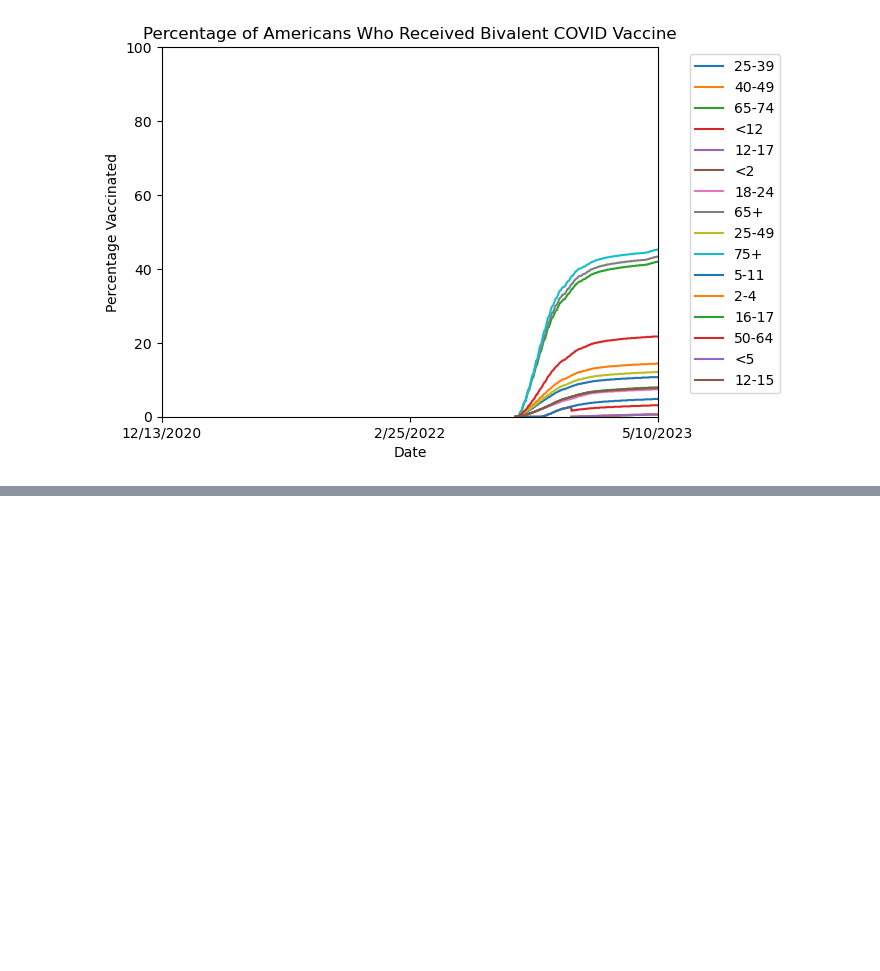
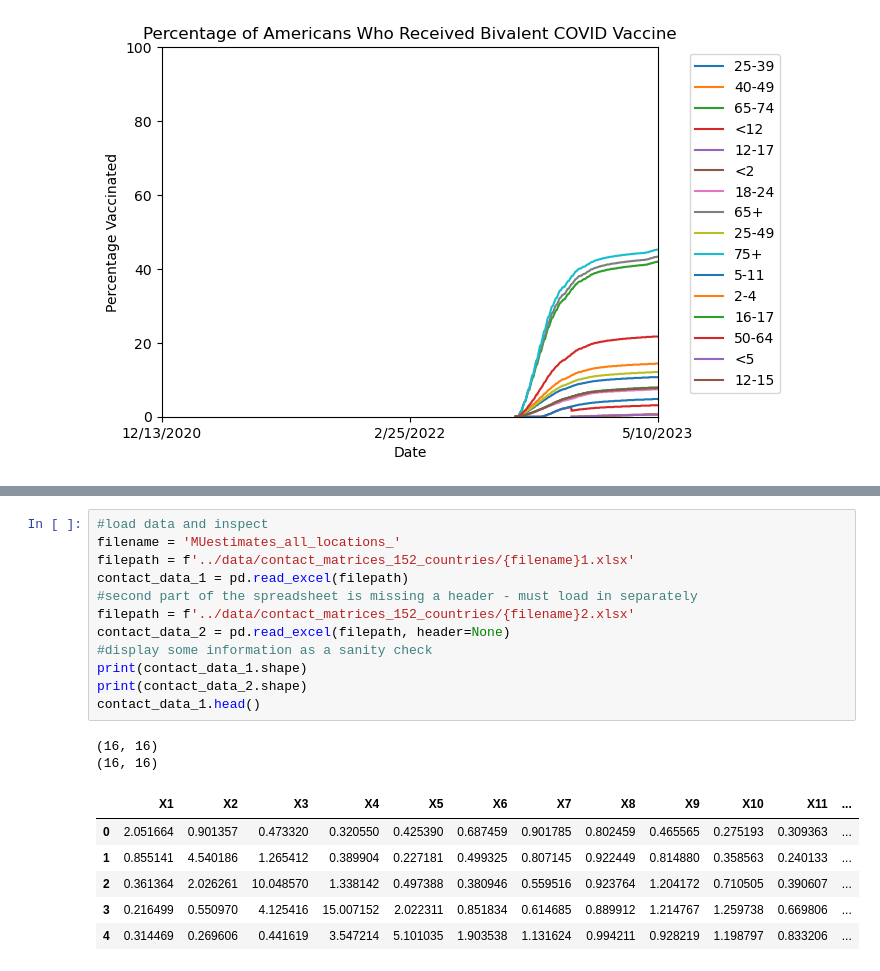
Before and after one commit to mbyers31/CMMID-project, a Jupyter notebook: code/load_data.ipynb, the cells around one changed output, grey strips where cells are left out. Drawn from its saved outputs; the diff is of its cells as text; blank space fills up the shorter version.

```diff
--- a/code/load_data.ipynb
+++ b/code/load_data.ipynb
@@ -174,0 +199,21 @@ plot_data(bivalent_dose_arr, demographic_names, 'Bivalent COVID Vaccine')
+# %%
+#load data and inspect
+filename = 'MUestimates_all_locations_'
+filepath = f'../data/contact_matrices_152_countries/{filename}1.xlsx'
+contact_data_1 = pd.read_excel(filepath)
+#second part of the spreadsheet is missing a header - must load in separately
+filepath = f'../data/contact_matrices_152_countries/{filename}2.xlsx'
+contact_data_2 = pd.read_excel(filepath, header=None)
+#display some information as a sanity check
+print(contact_data_1.shape)
+print(contact_data_2.shape)
+contact_data_1.head()
+# %% [output]
+(16, 16)
+(16, 16)
+|  | X1 | X2 | X3 | X4 | X5 | X6 | X7 | X8 | X9 | X10 | X11 | ... |
+| 0 | 2.051664 | 0.901357 | 0.473320 | 0.320550 | 0.425390 | 0.687459 | 0.901785 | 0.802459 | 0.465565 | 0.275193 | 0.309363 | ... |
+| 1 | 0.855141 | 4.540186 | 1.265412 | 0.389904 | 0.227181 | 0.499325 | 0.807145 | 0.922449 | 0.814880 | 0.358563 | 0.240133 | ... |
+| 2 | 0.361364 | 2.026261 | 10.048570 | 1.338142 | 0.497388 | 0.380946 | 0.559516 | 0.923764 | 1.204172 | 0.710505 | 0.390607 | ... |
+| 3 | 0.216499 | 0.550970 | 4.125416 | 15.007152 | 2.022311 | 0.851834 | 0.614685 | 0.889912 | 1.214767 | 1.259738 | 0.669806 | ... |
+| 4 | 0.314469 | 0.269606 | 0.441619 | 3.547214 | 5.101035 | 1.903538 | 1.131624 | 0.994211 | 0.928219 | 1.198797 | 0.833206 | ... |
```
Also changed, not shown: parts of 15 cells of this notebook.
